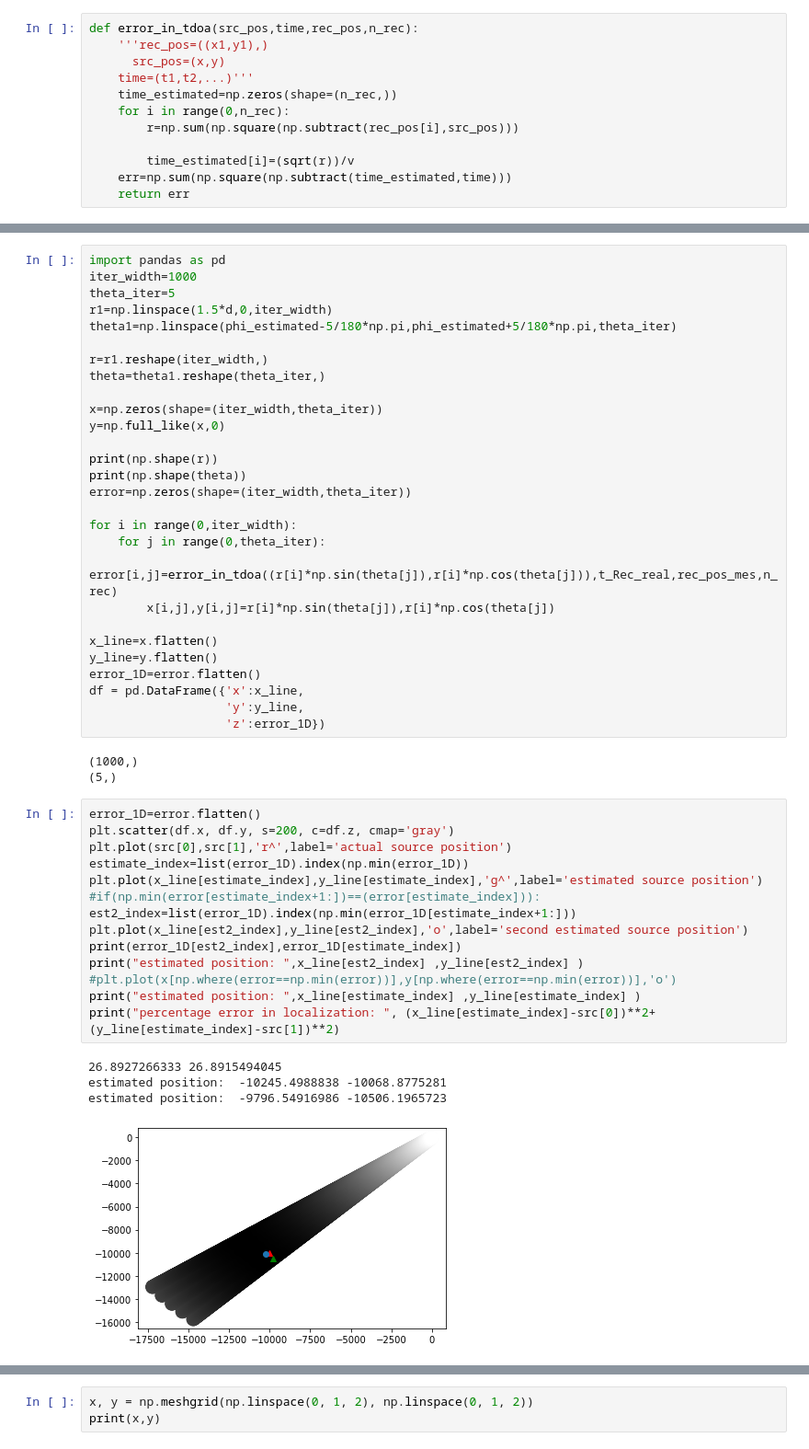
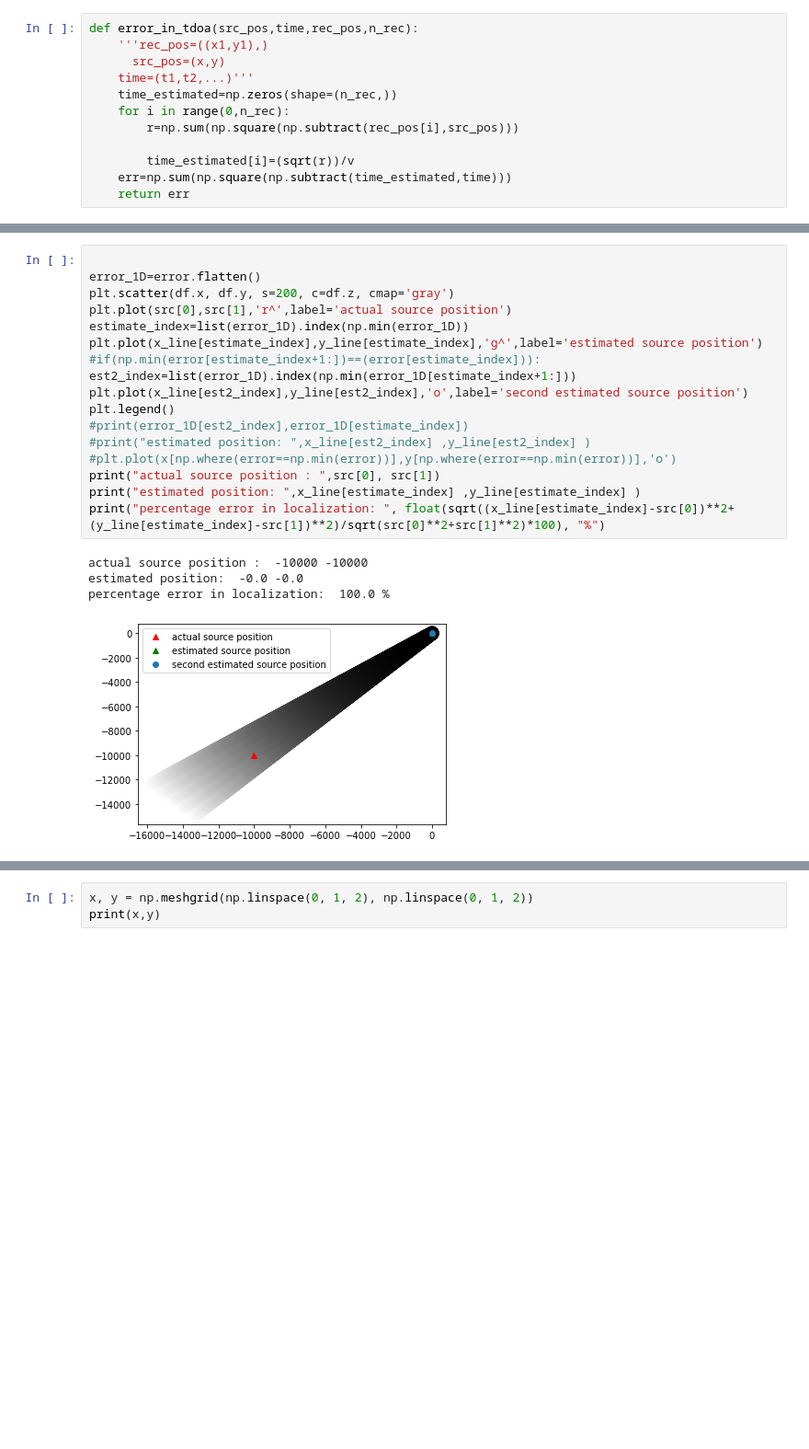
Before and after one commit to Student-Satellite-IITB/GLEE, a Jupyter notebook: Beamforming/Plane Wave Fitting TDOA.ipynb, the cells around one changed output, grey strips where cells are left out. Shown at 92% size. Cells and saved outputs as stored; diff of their text form; blank space fills up the shorter version.

```diff
--- a/Beamforming/Plane Wave Fitting TDOA.ipynb
+++ b/Beamforming/Plane Wave Fitting TDOA.ipynb
@@ -421,50 +439,22 @@ KeyboardInterrupt:
-# %%
-import pandas as pd
-iter_width=1000
-theta_iter=5
-r1=np.linspace(1.5*d,0,iter_width)
-theta1=np.linspace(phi_estimated-5/180*np.pi,phi_estimated+5/180*np.pi,theta_iter)
-
-r=r1.reshape(iter_width,)
-theta=theta1.reshape(theta_iter,)
-
-x=np.zeros(shape=(iter_width,theta_iter))
-y=np.full_like(x,0)
-
-print(np.shape(r))
-print(np.shape(theta))
-error=np.zeros(shape=(iter_width,theta_iter))
-
-for i in range(0,iter_width):
-    for j in range(0,theta_iter):
-        error[i,j]=error_in_tdoa((r[i]*np.sin(theta[j]),r[i]*np.cos(theta[j])),t_Rec_real,rec_pos_mes,n_rec)
-        x[i,j],y[i,j]=r[i]*np.sin(theta[j]),r[i]*np.cos(theta[j])
-
-x_line=x.flatten()
-y_line=y.flatten()
-error_1D=error.flatten()
-df = pd.DataFrame({'x':x_line,
-                   'y':y_line,
-                   'z':error_1D})
-# %% [output]
-(1000,)
-(5,)
 # %%
+
 error_1D=error.flatten()
 plt.scatter(df.x, df.y, s=200, c=df.z, cmap='gray')
 plt.plot(src[0],src[1],'r^',label='actual source position')
 estimate_index=list(error_1D).index(np.min(error_1D))
 plt.plot(x_line[estimate_index],y_line[estimate_index],'g^',label='estimated source position')
 #if(np.min(error[estimate_index+1:])==(error[estimate_index])):
 est2_index=list(error_1D).index(np.min(error_1D[estimate_index+1:]))
 plt.plot(x_line[est2_index],y_line[est2_index],'o',label='second estimated source position')
-print(error_1D[est2_index],error_1D[estimate_index])
-print("estimated position: ",x_line[est2_index] ,y_line[est2_index] )
+plt.legend()
+#print(error_1D[est2_index],error_1D[estimate_index])
+#print("estimated position: ",x_line[est2_index] ,y_line[est2_index] )
 #plt.plot(x[np.where(error==np.min(error))],y[np.where(error==np.min(error))],'o')
+print("actual source position : ",src[0], src[1])
 print("estimated position: ",x_line[estimate_index] ,y_line[estimate_index] )
-print("percentage error in localization: ", (x_line[estimate_index]-src[0])**2+(y_line[estimate_index]-src[1])**2)
+print("percentage error in localization: ", float(sqrt((x_line[estimate_index]-src[0])**2+(y_line[estimate_index]-src[1])**2)/sqrt(src[0]**2+src[1]**2)*100), "%")
 # %% [output]
-26.8927266333 26.8915494045
-estimated position:  -10245.4988838 -10068.8775281
-estimated position:  -9796.54916986 -10506.1965723
+actual source position :  -10000 -10000
+estimated position:  -0.0 -0.0
+percentage error in localization:  100.0 %
-[figure, old version]
+[figure, new version]
```
Also changed, not shown: parts of 12 cells of this notebook.
